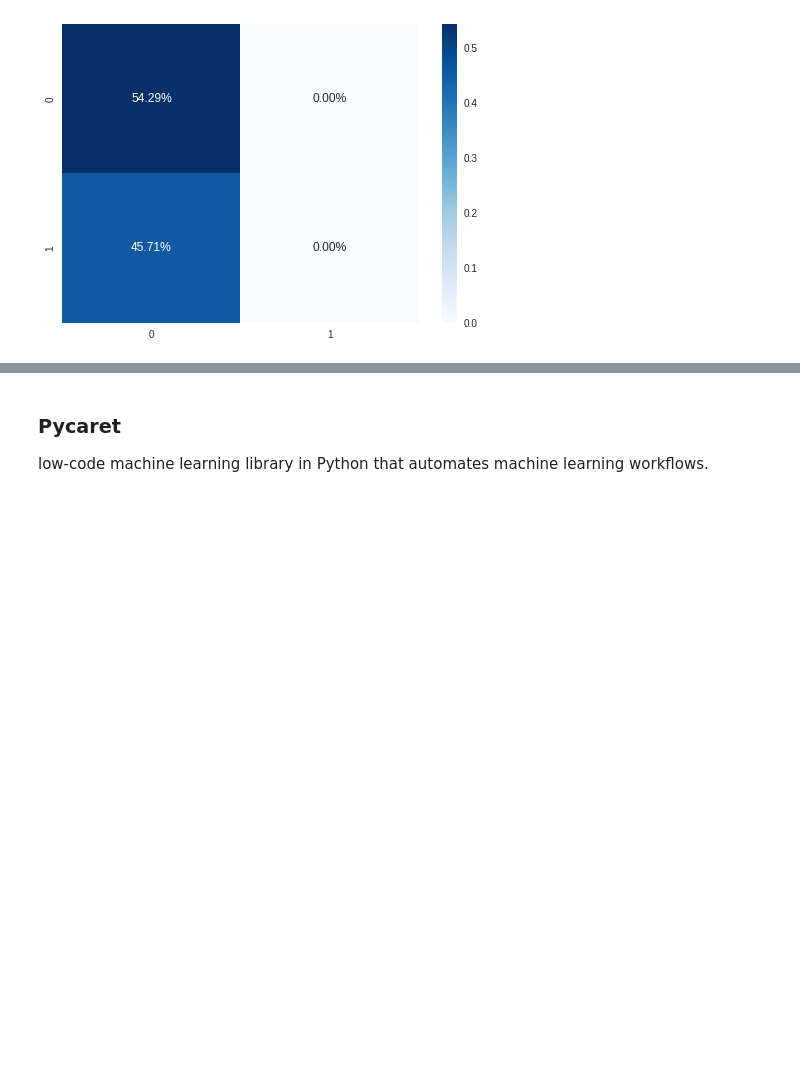
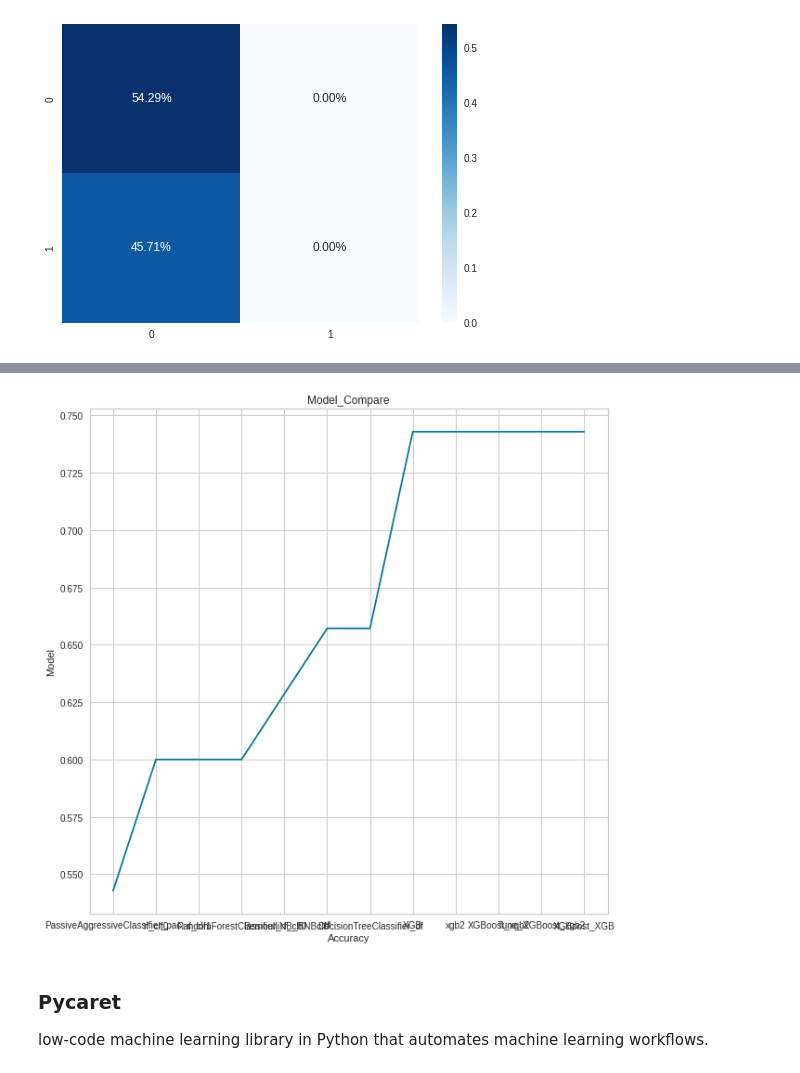
Before and after one commit to pascale25/Uv4pOPaRDHZhHnKE, a Jupyter notebook: Experiments_Happinesurvey_v2.ipynb, the cells around one changed output, grey strips where cells are left out. Cells and saved outputs as stored; diff of their text form; code cells hidden in the pictures; blank space fills up the shorter version.

```diff
--- a/Experiments_Happinesurvey_v2.ipynb
+++ b/Experiments_Happinesurvey_v2.ipynb
@@ -1185,3 +1248,12 @@ ax=sns.heatmap(cf_matrix/np.sum(cf_matrix), annot=True,
+# %%
+plt.figure(figsize=(10, 10))
+sns.lineplot( df_acc.Model, df_acc.Accuracy)
+plt.xlabel('Accuracy')
+plt.ylabel('Model')
+plt.title('Model_Compare')
+plt.show()
+# %% [output]
+[figure, added]
 # %% [markdown]
 ### Pycaret
 low-code machine learning library in Python that automates machine learning workflows.
```
Also changed, not shown: parts of 45 cells of this notebook.
